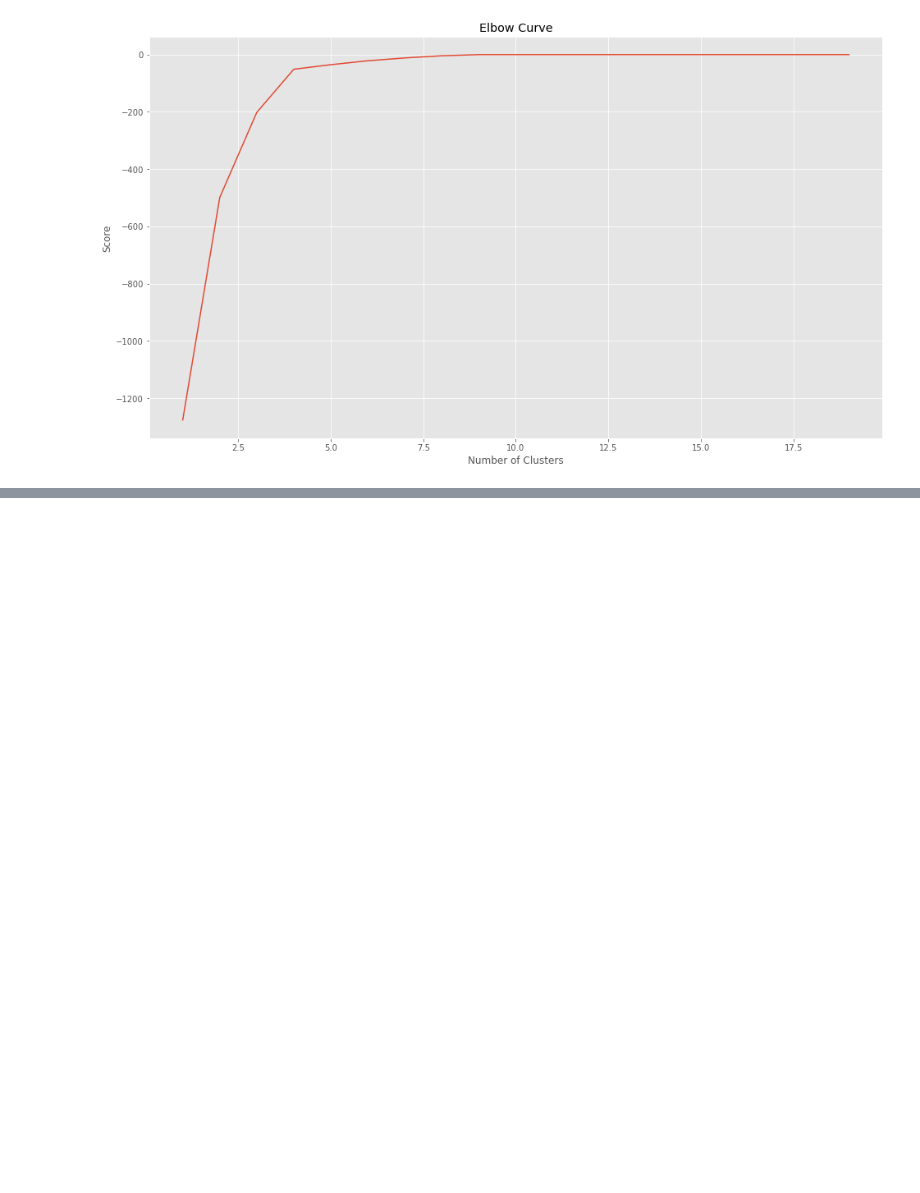
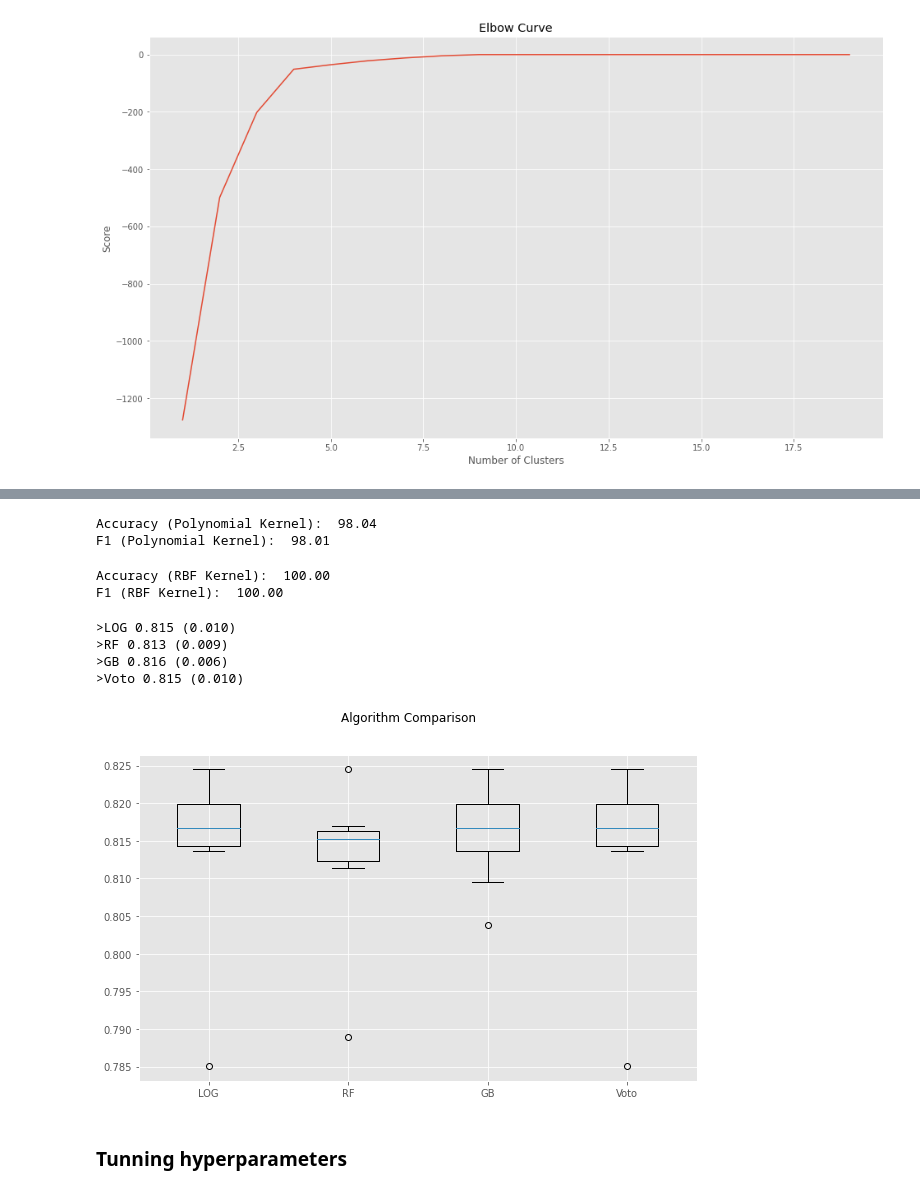
Before and after one commit to LauraOrozco/Proyecto_integrador_MSc, a Jupyter notebook: test_clasificacion_text.ipynb, the cells around one changed output, grey strips where cells are left out. Cells and saved outputs as stored; diff of their text form; code cells hidden in the pictures; blank space fills up the shorter version.

```diff
--- a/test_clasificacion_text.ipynb
+++ b/test_clasificacion_text.ipynb
@@ -368,0 +644,3 @@ pd.crosstab(resultados["categoria"], resultados["label"], margins=True)
+# %%
+classifier_oversampling = RandomForestClassifier(n_estimators=1000, random_state=0)
+classifier_oversampling.fit(X_train_res, y_train_res)
@@ -368,0 +674,4 @@ pd.crosstab(resultados["categoria"], resultados["label"], margins=True)
+# %%
+naive_bayes_oversampling = MultinomialNB()
+naive_bayes_oversampling.fit(X_train_res, y_train_res)
+predictions_oversampling_nb = naive_bayes_oversampling.predict(X_test)
@@ -368,0 +690,49 @@ pd.crosstab(resultados["categoria"], resultados["label"], margins=True)
+# %%
+poly_accuracy = accuracy_score(y_test, poly_pred_oversampling)
+poly_f1 = f1_score(y_test, poly_pred_oversampling, average='weighted')
+print('Accuracy (Polynomial Kernel): ', "%.2f" % (poly_accuracy*100))
+print('F1 (Polynomial Kernel): ', "%.2f" % (poly_f1*100))
+# %% [output]
+Accuracy (Polynomial Kernel):  98.04
+F1 (Polynomial Kernel):  98.01
+# %%
+rbf_accuracy = accuracy_score(y_test, rbf_pred_oversampling)
+rbf_f1 = f1_score(y_test, rbf_pred_oversampling, average='weighted')
+print('Accuracy (RBF Kernel): ', "%.2f" % (rbf_accuracy*100))
+print('F1 (RBF Kernel): ', "%.2f" % (rbf_f1*100))
+# %% [output]
+Accuracy (RBF Kernel):  100.00
+F1 (RBF Kernel):  100.00
+# %%
+def evaluate_model_oversampling(model, X, y):
+	cv = RepeatedStratifiedKFold(n_splits=2, n_repeats=5, random_state=123)
+	scores = cross_validate(model, X, y, scoring='f1_weighted', cv=cv, error_score="raise")
+	test_scores = scores['test_score']
+	return test_scores
+# %%
+# get the models to evaluate
+models = get_models()
+# evaluate the models and store results
+results_oversampling, names = list(), list()
+for name, model in models.items():
+	scores = evaluate_model_oversampling(model, X_train_res, y_train_res)
+	results_oversampling.append(scores)
+	names.append(name)
+	print('>%s %.3f (%.3f)' % (name, np.mean(scores), np.std(scores)))
+# %% [output]
+>LOG 0.815 (0.010)
+>RF 0.813 (0.009)
+>GB 0.816 (0.006)
+>Voto 0.815 (0.010)
+# %%
+# boxplot algorithm comparison
+fig = plt.figure(figsize=(10, 6))
+fig.suptitle('Algorithm Comparison')
+ax = fig.add_subplot(111)
+plt.boxplot(results_oversampling)
+ax.set_xticklabels(names)
+plt.show()
+# %% [output]
+[figure, added]
+# %% [markdown]
+### Tunning hyperparameters
```
Also changed, not shown: parts of 53 cells of this notebook.
